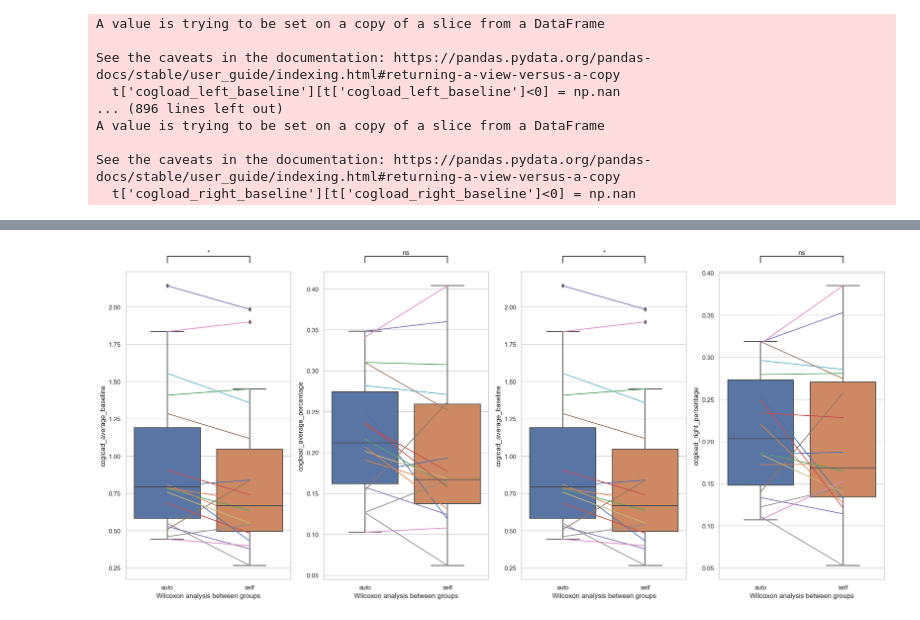
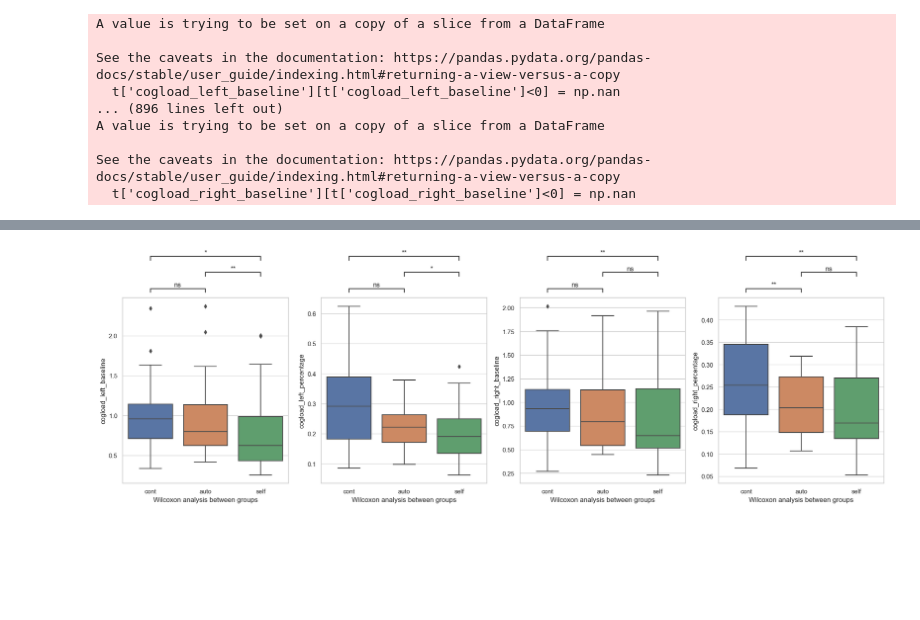
Before and after one commit to Tianyu-Zhou/NIST_Way_Finding, a Jupyter notebook: nist.ipynb, the cells around one changed output, grey strips where cells are left out. Saved outputs shown, nothing was run; the diff lists cells and outputs as text; code cells hidden in the pictures; blank space fills up the shorter version.

```diff
--- a/nist.ipynb
+++ b/nist.ipynb
@@ -230,96 +193,107 @@ data_analysis
 # %%
 data_pairwise = data_analysis.drop([27,31,32])
-data_pairwise = data_pairwise[data_pairwise.condition != 'cont']
+# data_pairwise = data_pairwise[data_pairwise.condition != 'cont']
 # %%
 ### pair analysis visualization
 sns.set(style = 'whitegrid')
 x = 'condition'
-# order = ["auto", "cont","self"]
-order = ["auto","self"]
+order = ["cont","auto","self"]
+# order = ["auto","cont","self"]
+# order = ["auto","self"]
 method = 'Wilcoxon'
 # method = 'Kruskal'
 data = data_pairwise
+plot_data = 0
 
-fig, axes = plt.subplots(1,4, figsize=(24,10), dpi=100)
+fig, axes = plt.subplots(1,4, figsize=(24,6), dpi=100)
 
-# y = 'cogload_left_baseline'
-y = 'cogload_average_baseline'
+y = 'cogload_left_baseline'
+# y = 'cogload_average_baseline'
 axes[0] = sns.boxplot(ax = axes[0], data=data, x=x, y=y, order=order)
 # axes[0] = sns.violinplot(ax = axes[0], data=data, x=x, y=y, order=order)
-for i in range(0,len(data_pairwise),2):
-   axes[0].plot([data_pairwise[[y]].values.ravel()[i],
-   data_pairwise[[y]].values.ravel()[i+1],
-   # data_pairwise[[y]].values.ravel()[i+2]
-   ])
+if plot_data:
+   for i in range(0,len(data),3):
+      axes[0].plot([data[[y]].values.ravel()[i],
+      data[[y]].values.ravel()[i+1],
+      data[[y]].values.ravel()[i+2]
+      ])
 test_results = add_stat_annotation(ax=axes[0], data=data, x=x, y=y, order=order,
                                  box_pairs=[
                                           (order[0], order[1]),
-                                          # (order[0], order[2]),
-                                          # (order[1], order[2]),
+                                          (order[0], order[2]),
+                                          (order[1], order[2]),
                                              ],
                                  test=method,
                                  comparisons_correction=None,
                                  text_format='star', loc='outside', verbose=1,
+                                 stats_params={'alternative': 'greater'}
                                  )
 axes[0].set(xlabel = method + ' analysis between groups', ylabel=y)
 
-# y = "cogload_left_percentage"
-y = "cogload_average_percentage"
+y = "cogload_left_percentage"
+# y = "cogload_average_percentage"
 axes[1] = sns.boxplot(ax = axes[1],data=data, x=x, y=y,order=order,)
-for i in range(0,len(data_pairwise),2):
-   axes[1].plot([data_pairwise[[y]].values.ravel()[i],
-   data_pairwise[[y]].values.ravel()[i+1],
-   # data_pairwise[[y]].values.ravel()[i+2]
-   ])
-test_results = add_stat_annotation(ax=axes[1], data=data, x=x, y=y,
+print(order)
+if plot_data:
+   for i in range(0,len(data),3):
+      axes[1].plot([data[[y]].values.ravel()[i],
+      data[[y]].values.ravel()[i+1],
+      data[[y]].values.ravel()[i+2]
+      ])
+test_results = add_stat_annotation(ax=axes[1], data=data, x=x, y=y,order=order,
                                  box_pairs=[
                                           (order[0], order[1]),
-                                          # (order[0], order[2]),
-                                          # (order[1], order[2]),
+                                          (order[0], order[2]),
+                                          (order[1], order[2]),
                                           ],
                                  test=method,
                                  comparisons_correction=None,
                                  text_format='star', loc='outside', verbose=1,
+                                 stats_params={'alternative': 'greater'}
                                  )
 axes[1].set(xlabel = method + ' analysis between groups', ylabel=y)
 
-y = 'cogload_average_baseline'
-# y = "cogload_right_baseline"
+y = "cogload_right_baseline"
+# y = 'cogload_average_baseline'
 axes[2] = sns.boxplot(ax = axes[2],data=data, x=x, y=y,order=order,)
-for i in range(0,len(data_pairwise),2):
-   axes[2].plot([data_pairwise[[y]].values.ravel()[i],
-   data_pairwise[[y]].values.ravel()[i+1],
-   # data_pairwise[[y]].values.ravel()[i+2]
-   ])
-test_results = add_stat_annotation(ax=axes[2], data=data, x=x, y=y,
+if plot_data:
+   for i in range(0,len(data),3):
+      axes[2].plot([data[[y]].values.ravel()[i],
+      data[[y]].values.ravel()[i+1],
+      data[[y]].values.ravel()[i+2]
+      ])
+test_results = add_stat_annotation(ax=axes[2], data=data, x=x, y=y,order=order,
                                  box_pairs=[
                                           (order[0], order[1]),
-                                          # (order[0], order[2]),
-                                          # (order[1], order[2]),
+                                          (order[0], order[2]),
+                                          (order[1], order[2]),
                                           ],
                                  test=method,
                                  comparisons_correction=None,
                                  text_format='star', loc='outside', verbose=1,
+                                 stats_params={'alternative': 'greater'}
                                  )
 axes[2].set(xlabel = method + ' analysis between groups', ylabel=y)
 
 y = "cogload_right_percentage"
 # y = "cogload_average_percentage"
 axes[3] = sns.boxplot(ax = axes[3],data=data, x=x, y=y,order=order,)
-for i in range(0,len(data_pairwise),2):
-   axes[3].plot([data_pairwise[[y]].values.ravel()[i],
-   data_pairwise[[y]].values.ravel()[i+1],
-   # data_pairwise[[y]].values.ravel()[i+2]
-   ])
-test_results = add_stat_annotation(ax=axes[3], data=data, x=x, y=y,
+if plot_data:
+   for i in range(0,len(data),3):
+      axes[3].plot([data[[y]].values.ravel()[i],
+      data[[y]].values.ravel()[i+1],
+      data[[y]].values.ravel()[i+2]
+      ])
+test_results = add_stat_annotation(ax=axes[3], data=data, x=x, y=y,order=order,
                                  box_pairs=[
                                           (order[0], order[1]),
-                                          # (order[0], order[2]),
-                                          # (order[1], order[2]),
+                                          (order[0], order[2]),
+                                          (order[1], order[2]),
                                           ],
                                  test=method,
                                  comparisons_correction=None,
                                  text_format='star', loc='outside', verbose=1,
+                                 stats_params={'alternative': 'greater'}
                                  )
 axes[3].set(xlabel = method + ' analysis between groups', ylabel=y)
 # %% [output]
@@ -344,2 +318,2 @@ auto v.s. self: Wilcoxon test (paired samples), P_val=3.927e-01 stat=6.500e+01
  Text(1707.1521739130435, 0.5, 'cogload_right_percentage')]
-[figure, old version]
+[figure, new version]
```
Also changed, not shown: parts of 9 cells of this notebook, 1 other file.
